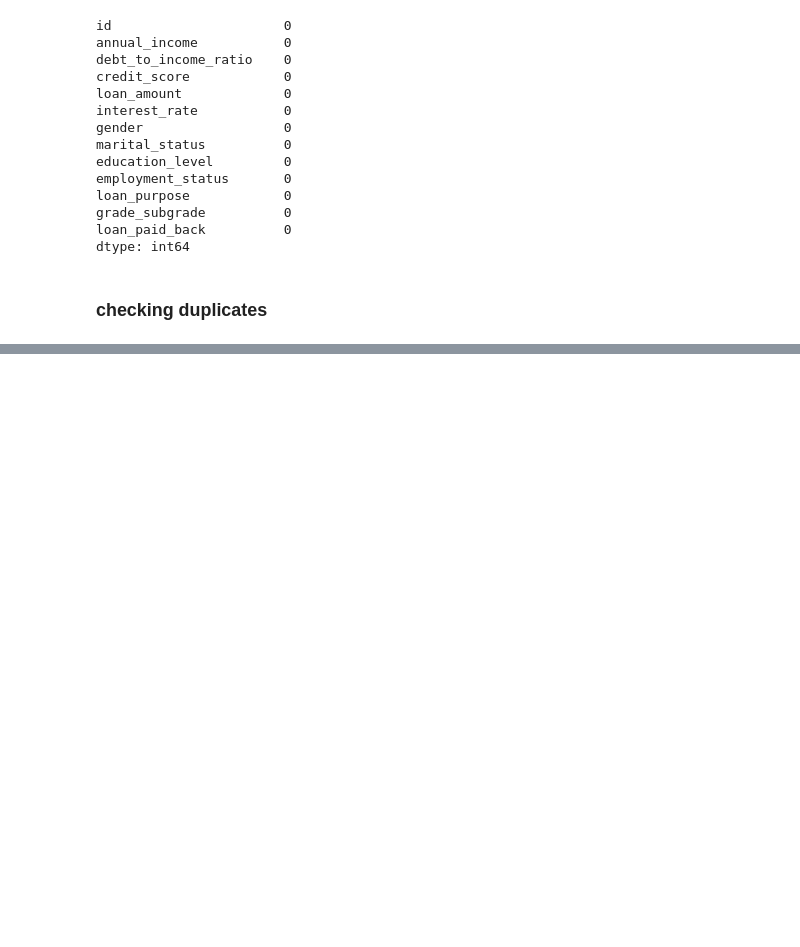
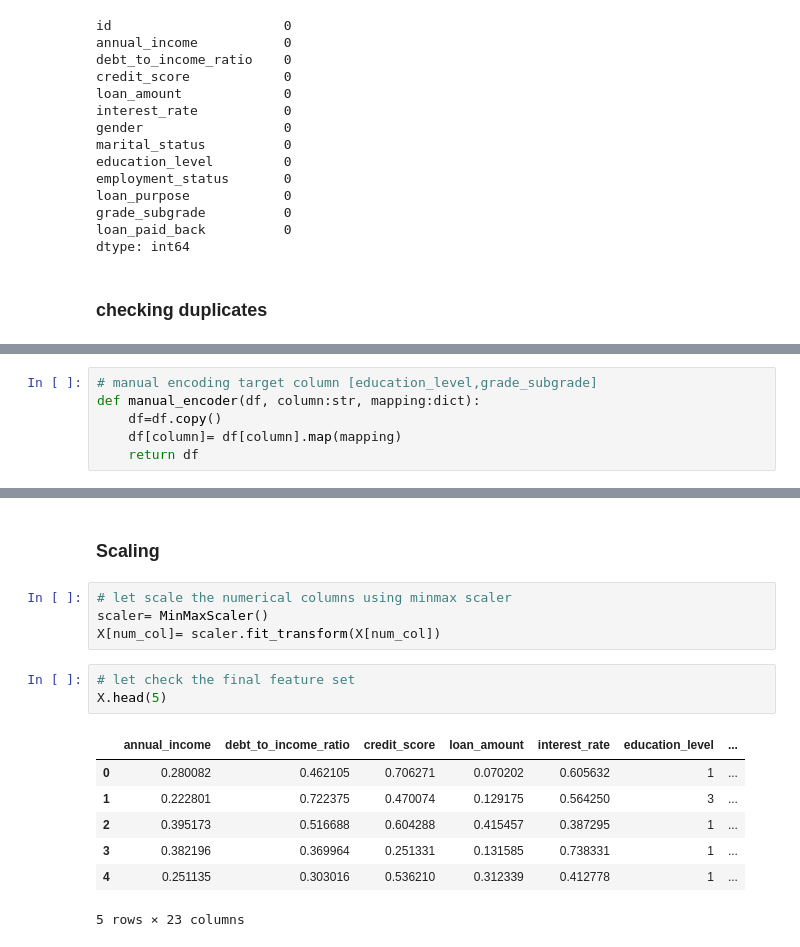
Before and after one commit to Olasquare043/Predicting-Loan-Payback-Kaggle-competition, a Jupyter notebook: Predicting_Loan_Payback.ipynb, the cells around one changed output, grey strips where cells are left out. Drawn from its saved outputs; the diff is of its cells as text; blank space fills up the shorter version.

```diff
--- a/Predicting_Loan_Payback.ipynb
+++ b/Predicting_Loan_Payback.ipynb
@@ -228,0 +236,6 @@ df["annual_income"]= np.sqrt(df["annual_income"])
+# %%
+# manual encoding target column [education_level,grade_subgrade]
+def manual_encoder(df, column:str, mapping:dict):
+    df=df.copy()
+    df[column]= df[column].map(mapping)
+    return df
@@ -228,0 +264,17 @@ df["annual_income"]= np.sqrt(df["annual_income"])
+# %% [markdown]
+### Scaling
+# %%
+# let scale the numerical columns using minmax scaler
+scaler= MinMaxScaler()
+X[num_col]= scaler.fit_transform(X[num_col])
+# %%
+# let check the final feature set
+X.head(5)
+# %% [output]
+|  | annual_income | debt_to_income_ratio | credit_score | loan_amount | interest_rate | education_level | ... |
+| 0 | 0.280082 | 0.462105 | 0.706271 | 0.070202 | 0.605632 | 1 | ... |
+| 1 | 0.222801 | 0.722375 | 0.470074 | 0.129175 | 0.564250 | 3 | ... |
+| 2 | 0.395173 | 0.516688 | 0.604288 | 0.415457 | 0.387295 | 1 | ... |
+| 3 | 0.382196 | 0.369964 | 0.251331 | 0.131585 | 0.738331 | 1 | ... |
+| 4 | 0.251135 | 0.303016 | 0.536210 | 0.312339 | 0.412778 | 1 | ... |
+5 rows × 23 columns
```
Also changed, not shown: parts of 33 cells of this notebook, 1 other file.
